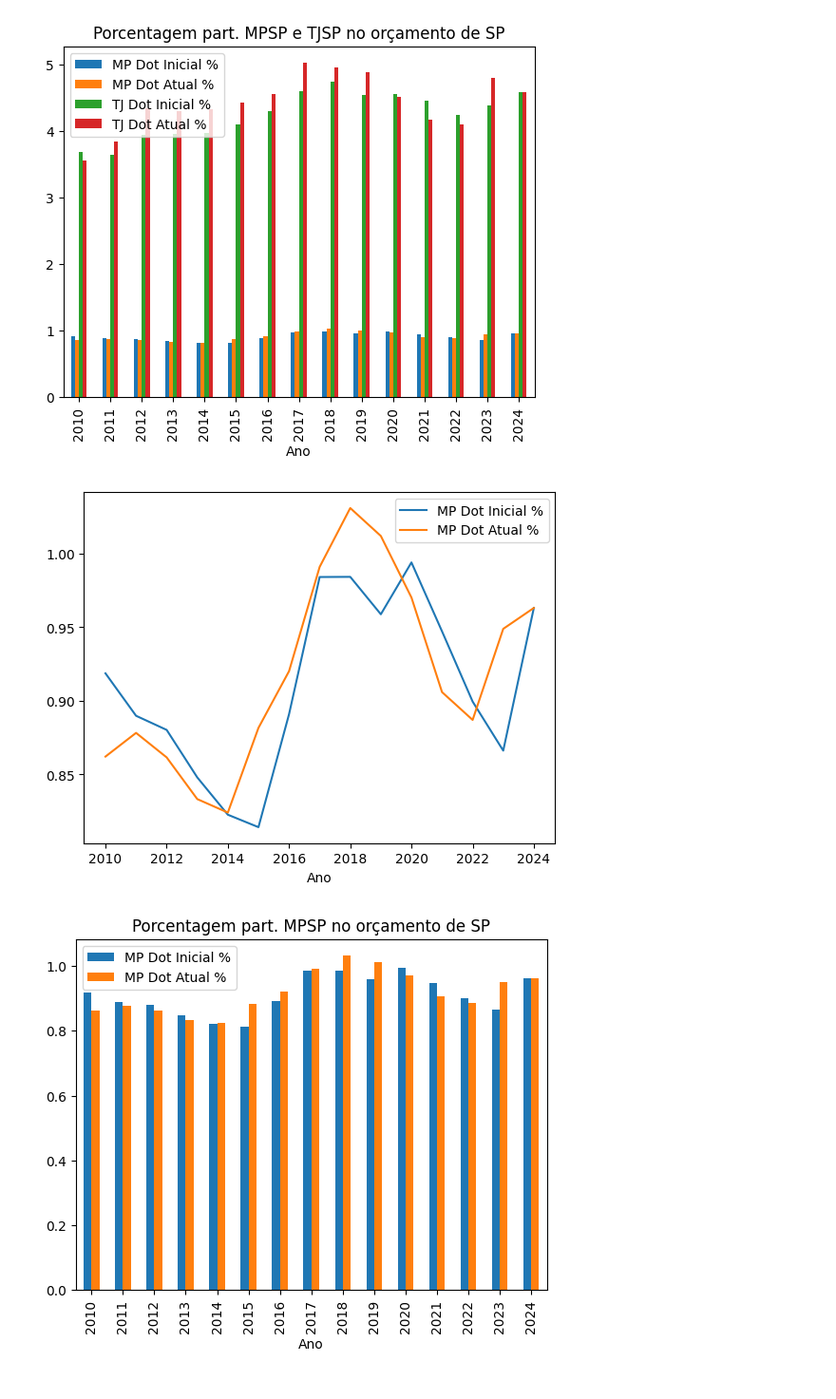
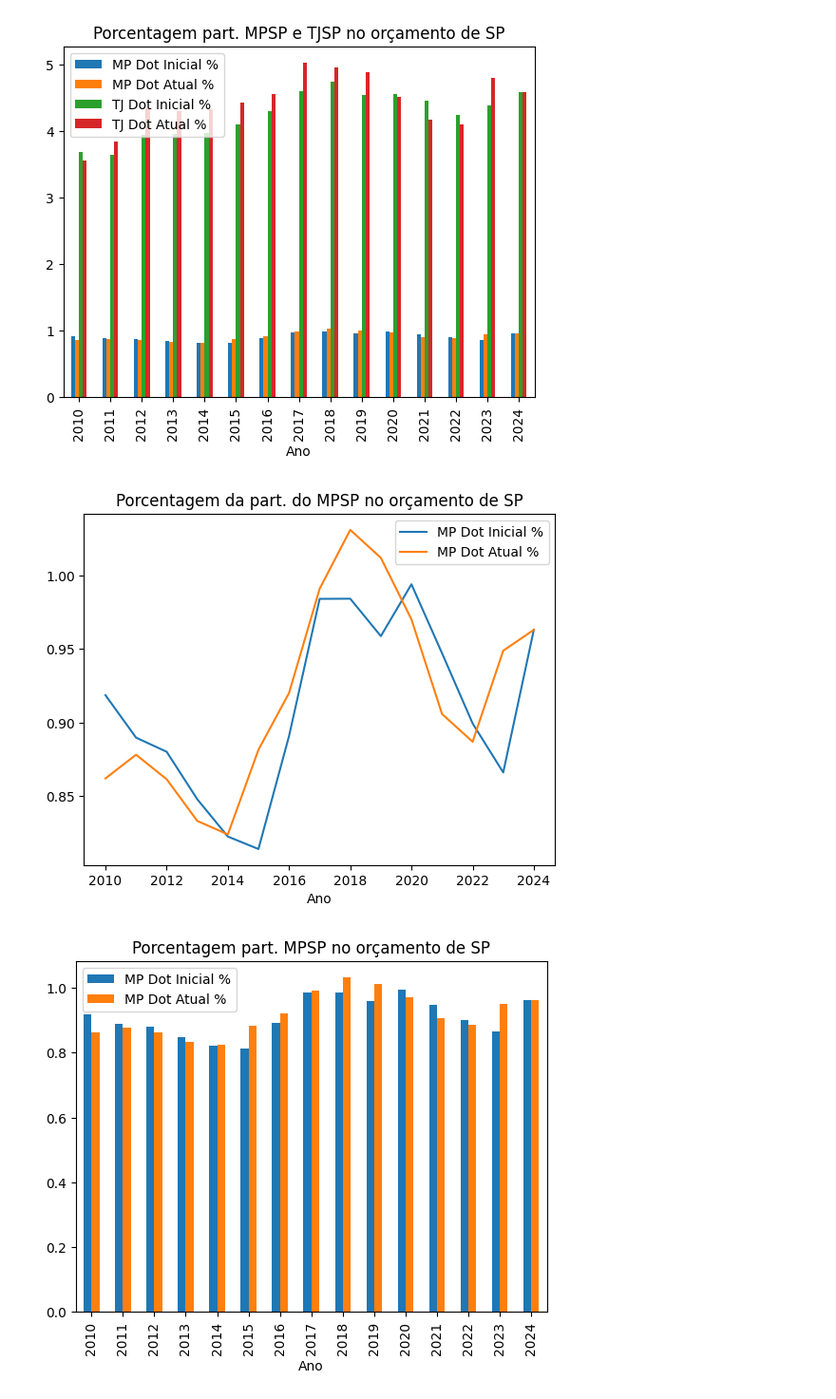
Before and after one commit to jespimentel/orcamento-sp-webservice, a Jupyter notebook: sigeo_dotacao.ipynb, the cells around one changed output. Shown: that part at 95% size. Saved outputs shown, nothing was run; the diff lists cells and outputs as text; code cells hidden in the pictures.

```diff
--- a/sigeo_dotacao.ipynb
+++ b/sigeo_dotacao.ipynb
@@ -281,10 +278,11 @@ plt.show()
 [figure]
 # %%
 df_1[['MP Dot Inicial %', 'MP Dot Atual %']].plot()
+plt.title('Porcentagem da part. do MPSP no orçamento de SP')
 plt.savefig('mp_e_estado.jpg')
 plt.show()
 # %% [output]
-[figure, old version]
+[figure, new version]
 # %%
 df_1[['MP Dot Inicial %', 'MP Dot Atual %']].plot.bar()
 plt.savefig('mp_e_estado_bar.jpg')
```
Also changed, not shown: parts of 2 cells of this notebook.
